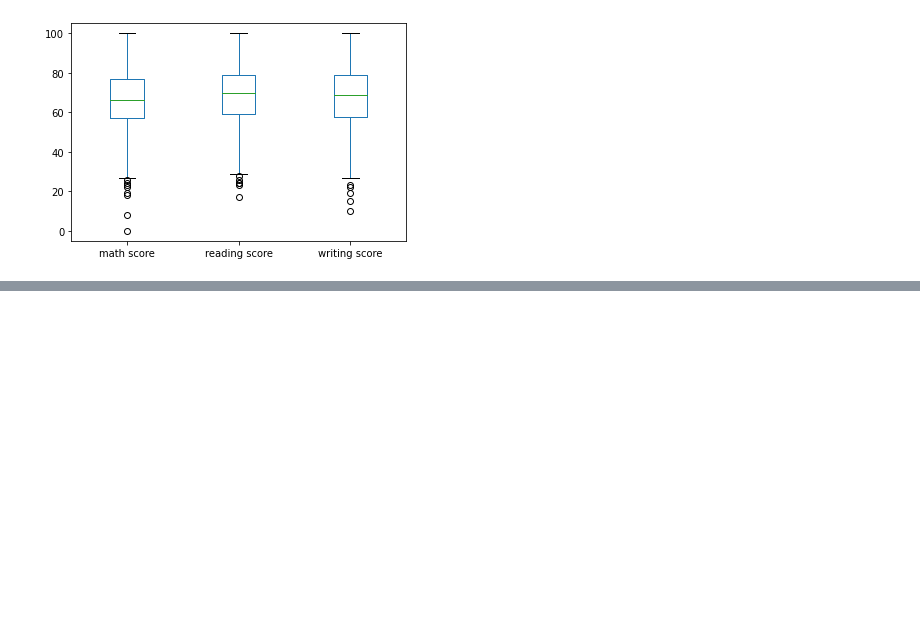
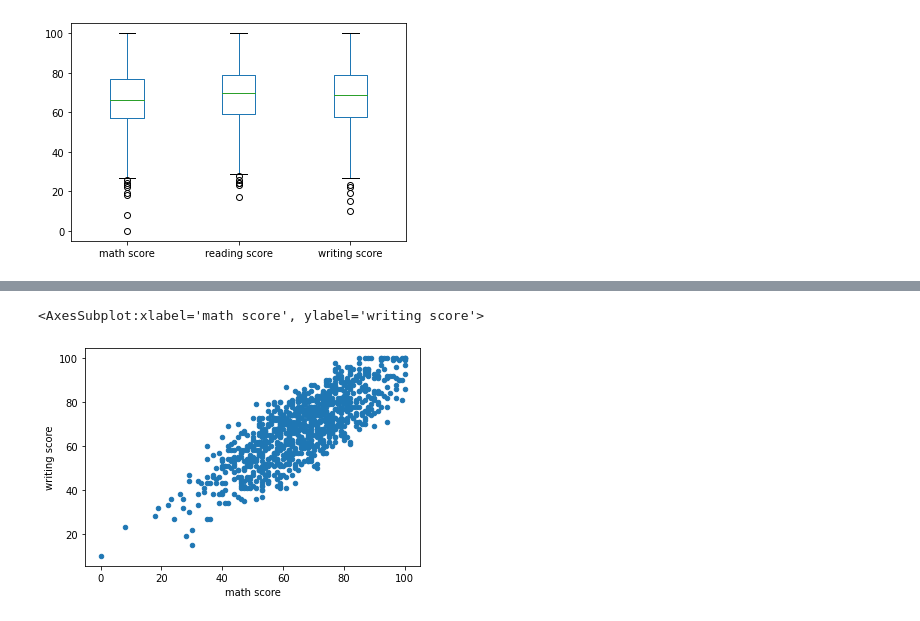
Before and after one commit to hyojinlee98/TIL, a Jupyter notebook: codeit/데이터 사이언스 입문/Topic3_데이터_분석과_시각화.ipynb, the cells around one changed output, grey strips where cells are left out. Saved outputs shown, nothing was run; the diff lists cells and outputs as text; code cells hidden in the pictures; blank space fills up the shorter version.

```diff
--- a/codeit/데이터 사이언스 입문/Topic3_데이터_분석과_시각화.ipynb
+++ b/codeit/데이터 사이언스 입문/Topic3_데이터_분석과_시각화.ipynb
@@ -310,0 +333,5 @@ df.plot(kind='box', y=['math score', 'reading score', 'writing score'])
+# %%
+df.plot(kind='scatter', x='math score', y='writing score')
+# %% [output]
+<AxesSubplot:xlabel='math score', ylabel='writing score'>
+[figure, added]
```
Also changed, not shown: parts of 46 cells of this notebook, 1 other file.
